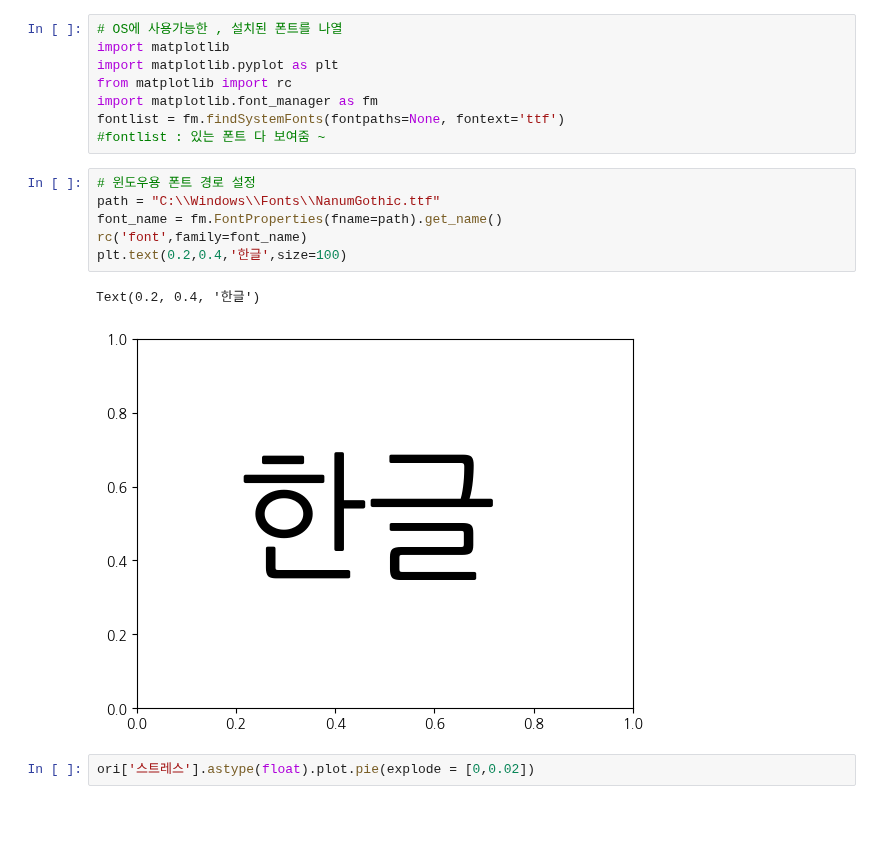
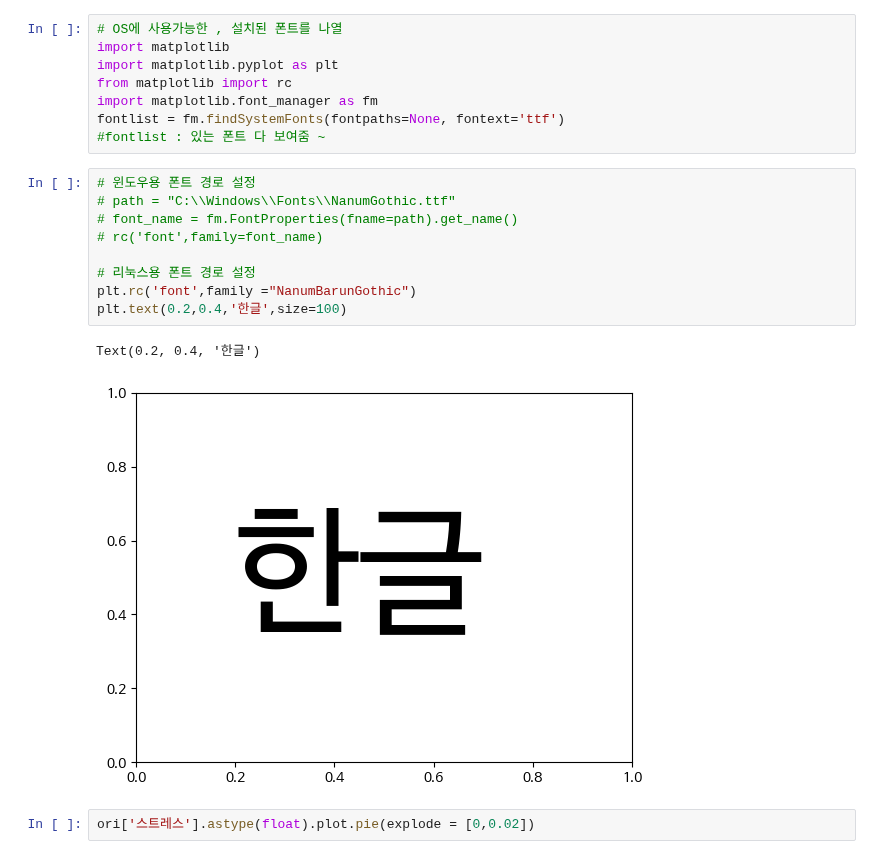
Before and after one commit to BBiT808/Game-of_pyThon, a Jupyter notebook: py11.5_청소년정신건강분석.ipynb, the cells around one changed output. Drawn from its saved outputs; the diff is of its cells as text; blank space fills up the shorter version.

```diff
--- a/py11.5_청소년정신건강분석.ipynb
+++ b/py11.5_청소년정신건강분석.ipynb
@@ -55,13 +55,16 @@ fontlist = fm.findSystemFonts(fontpaths=None, fontext='ttf')
 #fontlist : 있는 폰트 다 보여줌 ~
 # %%
 # 윈도우용 폰트 경로 설정
-path = "C:\\Windows\\Fonts\\NanumGothic.ttf"
-font_name = fm.FontProperties(fname=path).get_name()
-rc('font',family=font_name)
+# path = "C:\\Windows\\Fonts\\NanumGothic.ttf"
+# font_name = fm.FontProperties(fname=path).get_name()
+# rc('font',family=font_name)
+
+# 리눅스용 폰트 경로 설정
+plt.rc('font',family ="NanumBarunGothic")
 plt.text(0.2,0.4,'한글',size=100)
 # %% [output]
 Text(0.2, 0.4, '한글')
-[figure, old version]
+[figure, new version]
 # %%
 ori['스트레스'].astype(float).plot.pie(explode = [0,0.02])
 # %% [output]
```
Also changed, not shown: parts of 4 cells of this notebook, 6 other files.
